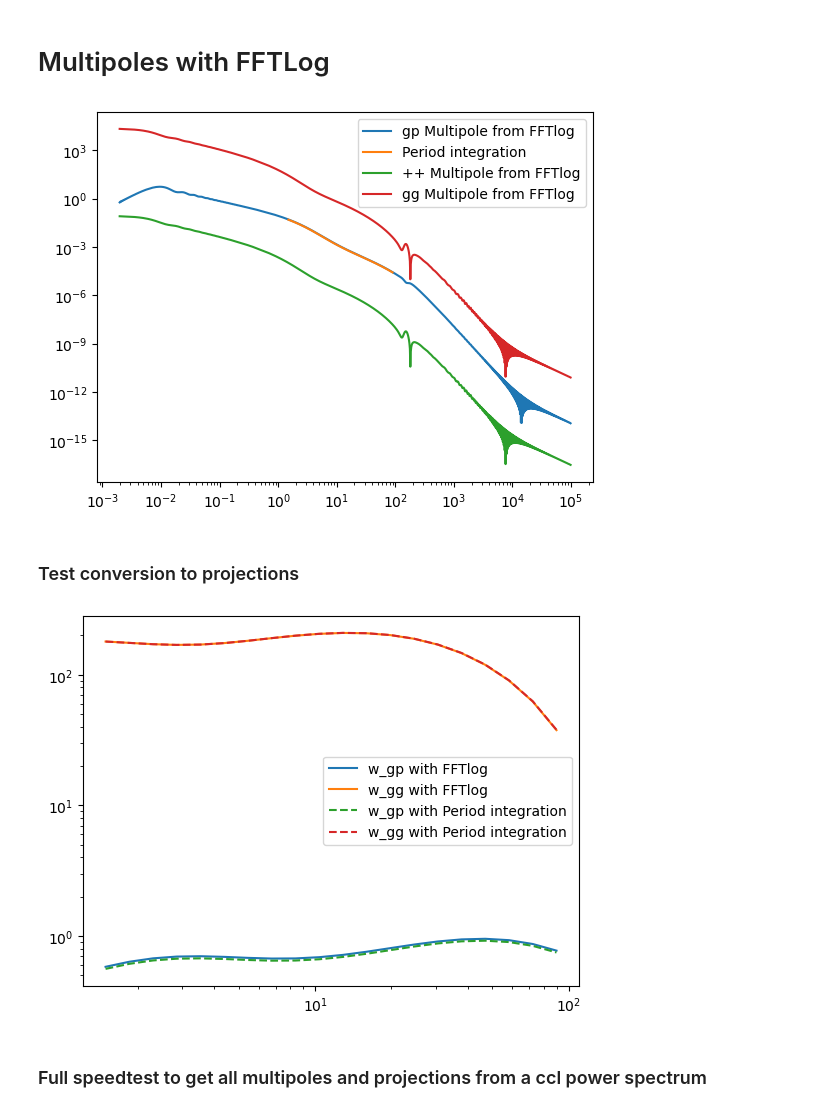
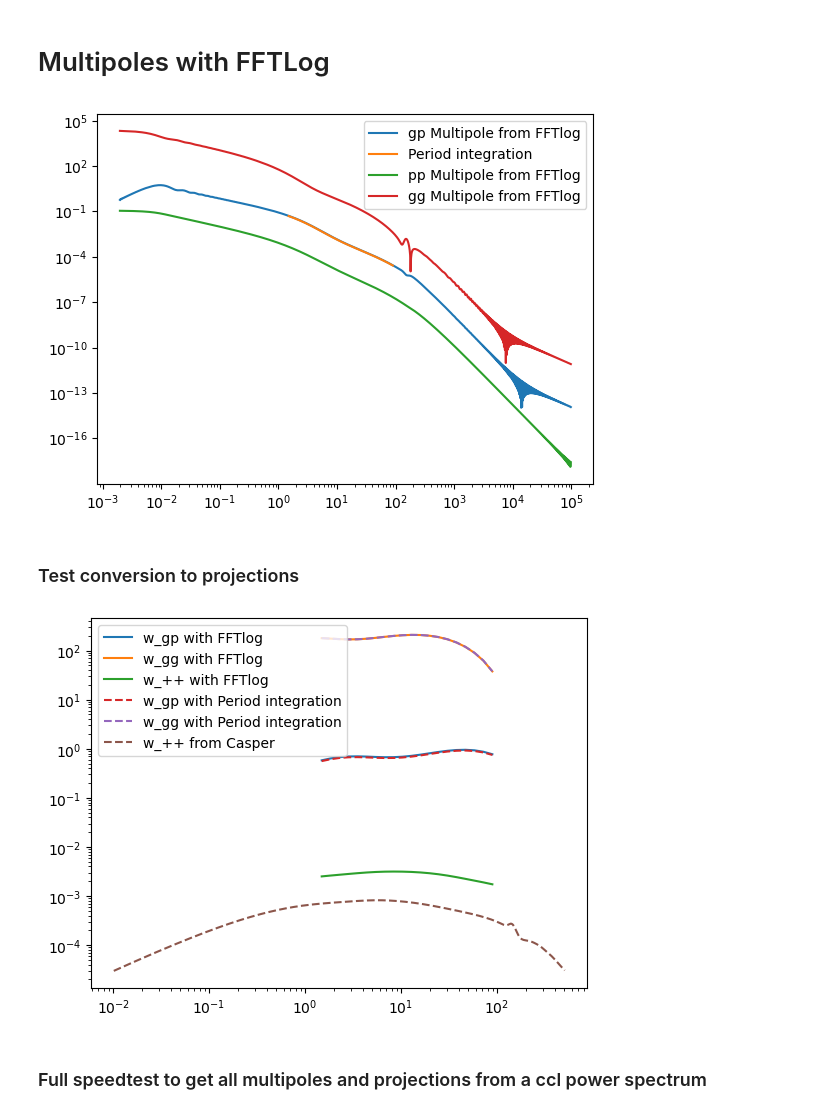
Before and after one commit to DennisNeumann97/GNAT, a Jupyter notebook: codebase_develop.ipynb, the cells around one changed output. Drawn from its saved outputs; the diff is of its cells as text; code cells hidden in the pictures.

Commit message:
Ran more fits and implemented shape-shape correlation functions

```diff
--- a/codebase_develop.ipynb
+++ b/codebase_develop.ipynb
@@ -222,7 +222,7 @@ powerSpectrumHandler = powerSpectrum()
 multipolesHandler = multipoles()
 projectionsHandler = projections()
 # %%
-k_input = np.geomspace(1e-5, 500, 1000)
+k_input = np.geomspace(1e-5, 1e3, 1000)
 cosmology = ccl.Cosmology(**cosmology_dict)
 
 pkmm_ccl = powerSpectrumHandler.ccl_power_spectrum(
@@ -269,21 +269,37 @@ r_xigg_list, xigg_list, ells_gg = multipolesHandler.return_all_multipoles_from_p
     probe_type='gg',
 )
 
-r_xipp_list, xipp_list, ells_pp = multipolesHandler.return_all_multipoles_from_power_spectrum(
+r_xispin4_list, xispin4_list, ells_spin4 = multipolesHandler.return_all_multipoles_from_power_spectrum(
     power_spectrum_spline=pkpp_spline,
-    probe_type='++',
+    probe_type='spin4',
 )
+
+r_xispin0_list, xispin0_list, ells_spin0 = multipolesHandler.return_all_multipoles_from_power_spectrum(
+    power_spectrum_spline=pkpp_spline,
+    probe_type='spin0',
+)
+
+r_xipp = r_xispin4_list[0]
+xipp = []
+assert (ells_spin4 == ells_spin0)
+for ell_idx, _ in enumerate(ells_spin4):
+    xipp.append(
+        (xispin0_list[ell_idx] + xispin4_list[ell_idx])/2
+    )
+
+xipp = np.array(xipp)
+xipp = np.sum(xipp, axis=0)
 # %%
-plt.loglog(r_xigp_list[0], np.abs(xigp_list[0]), label='gp Multipole from FFTlog')
+plt.loglog(r_xigp_list[1], np.abs(xigp_list[1]), label='gp Multipole from FFTlog')
 plt.loglog(r_period/cosmology_dict['h'], xi_period, label='Period integration')
 
-plt.loglog(r_xipp_list[0], np.abs(xipp_list[0]), label='++ Multipole from FFTlog')
+plt.loglog(r_xipp, np.abs(xipp), label='pp Multipole from FFTlog')
 plt.loglog(r_xigg_list[0], np.abs(xigg_list[0]), label='gg Multipole from FFTlog')
 plt.legend()
 plt.show()
 plt.close()
 # %% [output]
-[figure, old version]
+[figure, new version]
 # %% [markdown]
 ### Test conversion to projections
 # %%
@@ -308,26 +324,36 @@ w_gg = projectionsHandler.convert_multipoles_to_projected_correlation_function(
     pi_max=pimax,
 )
 
-w_pp = projectionsHandler.convert_multipoles_to_projected_correlation_function(
-    r_list=r_xipp_list,
-    xi_ell_list=xipp_list,
-    ell_list=ells_pp,
+w_spin0 = projectionsHandler.convert_multipoles_to_projected_correlation_function(
+    r_list=r_xispin0_list,
+    xi_ell_list=xispin0_list,
+    ell_list=ells_spin0,
+    spin=0,
+    rp_array=rp,
+    pi_max=pimax,
+)
+w_spin4 = projectionsHandler.convert_multipoles_to_projected_correlation_function(
+    r_list=r_xispin4_list,
+    xi_ell_list=xispin4_list,
+    ell_list=ells_spin4,
     spin=4,
     rp_array=rp,
     pi_max=pimax,
 )
+
+w_pp = (w_spin0 + w_spin4)/2
 # %%
 plt.loglog(rp, rp*w_gp, label='w_gp with FFTlog')
 plt.loglog(rp, rp*w_gg, label='w_gg with FFTlog')
-# plt.loglog(rp, w_pp, label='w_++ with FFTlog')
+plt.loglog(rp, rp*w_pp, label='w_++ with FFTlog')
 plt.loglog(r_period/cosmology_dict['h'], r_period*wgp_period/cosmology_dict['h']**2, label='w_gp with Period integration', linestyle='--')
 plt.loglog(r_period/cosmology_dict['h'], r_period*wgg_period/cosmology_dict['h']**2, label='w_gg with Period integration', linestyle='--')
-# plt.loglog(r_wpp/cosmology_dict['h'], wpp_casper/cosmology_dict['h'], label='w_++ from Casper', linestyle='--')
+plt.loglog(r_wpp/cosmology_dict['h'], r_wpp*wpp_casper/cosmology_dict['h']**2, label='w_++ from Casper', linestyle='--')
 plt.legend()
 plt.show()
 plt.close()
 # %% [output]
-[figure, old version]
+[figure, new version]
 # %% [markdown]
 ### Full speedtest to get all multipoles and projections from a ccl power spectrum
 # %%
```
Also changed, not shown: parts of 9 cells of this notebook, 13 other files.
